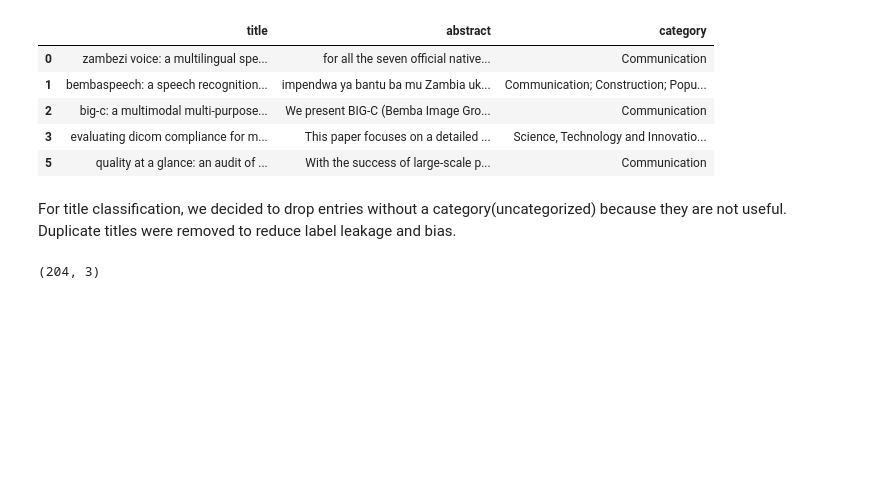
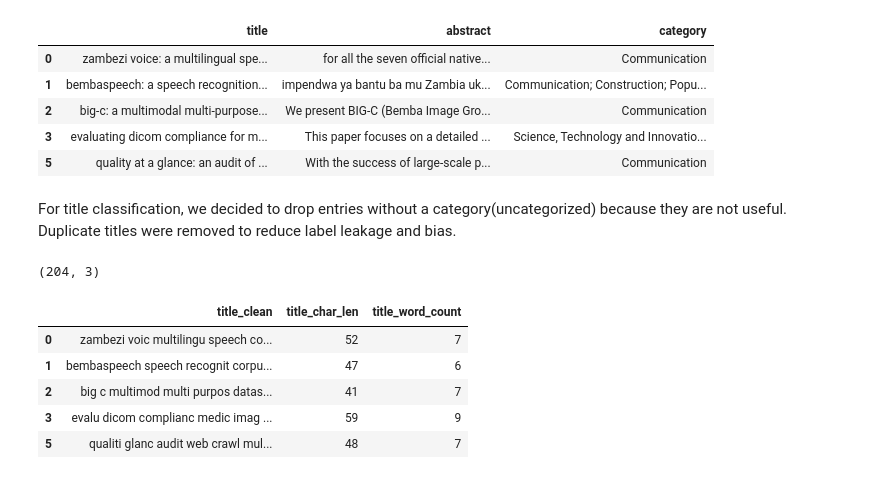
Before and after one commit to FestuMiles/classification-model-unza-publications, a Jupyter notebook: Classification_of_unza_faculty_research_interests.ipynb, the cells around one changed output. Cells and saved outputs as stored; diff of their text form; code cells hidden in the pictures; blank space fills up the shorter version.

```diff
--- a/Classification_of_unza_faculty_research_interests.ipynb
+++ b/Classification_of_unza_faculty_research_interests.ipynb
@@ -344,3 +344,39 @@ pub_details.head()
 pub_details.shape
 # %% [output]
 (204, 3)
+# %%
+# cleaning and preprocessing publication titles
+
+def basic_text_clean(s: pd.Series) -> pd.Series:
+    s = s.str.lower()
+    s = s.str.replace(r"&amp;", "and", regex=True)
+    s = s.str.replace(r"[^a-z\s]", " ", regex=True)
+    s = s.str.replace(r"\s+", " ", regex=True).str.strip()
+    return s
+
+def remove_stopwords(text):
+    stop_words = set(stopwords.words('english'))
+    tokens = word_tokenize(text)
+    filtered_tokens = [word for word in tokens if word not in stop_words]
+    return ' '.join(filtered_tokens)
+
+def stem_text(words):
+    tokens = word_tokenize(words)
+    stemmer = PorterStemmer()
+    stemmed_tokens = [stemmer.stem(token) for token in tokens]
+    return ' '.join(stemmed_tokens)
+
+pub_details["title_clean"] = basic_text_clean(pub_details['title'])
+pub_details["title_clean"] = pub_details["title_clean"].apply(remove_stopwords)
+pub_details["title_clean"] = pub_details["title_clean"].apply(stem_text)
+pub_details["title_char_len"] = pub_details["title_clean"].str.len()
+pub_details["title_word_count"] = pub_details["title_clean"].str.split().str.len()
+
+pub_details[["title_clean","title_char_len","title_word_count"]].head()
+# %% [output]
+|  | title_clean | title_char_len | title_word_count |
+| 0 | zambezi voic multilingu speech co... | 52 | 7 |
+| 1 | bembaspeech speech recognit corpu... | 47 | 6 |
+| 2 | big c multimod multi purpos datas... | 41 | 7 |
+| 3 | evalu dicom complianc medic imag ... | 59 | 9 |
+| 5 | qualiti glanc audit web crawl mul... | 48 | 7 |
```
Also changed, not shown: parts of 3 cells of this notebook.
